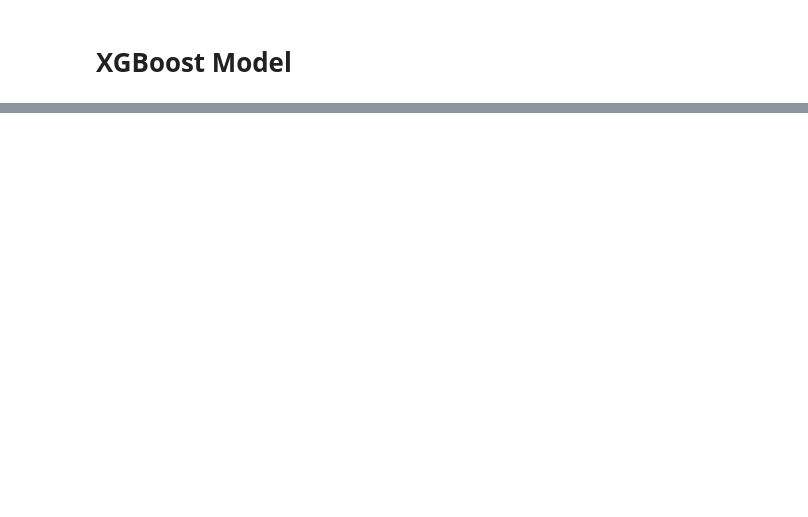
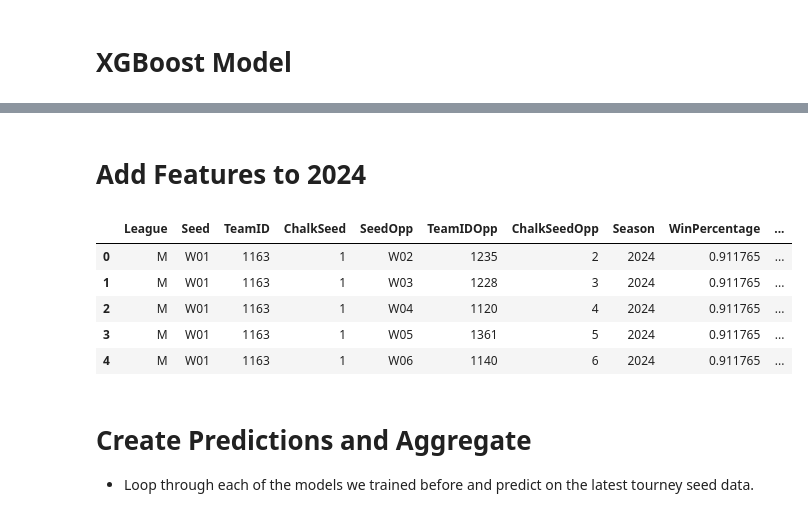
Before and after one commit to Shubhampalav017/Basketball_Bracket_Forecasting_2024, a Jupyter notebook: basketball-bracket-forecasting-2024ml.ipynb, the cells around one changed output, grey strips where cells are left out. Saved outputs shown, nothing was run; the diff lists cells and outputs as text; code cells hidden in the pictures; blank space fills up the shorter version.

```diff
--- a/basketball-bracket-forecasting-2024ml.ipynb
+++ b/basketball-bracket-forecasting-2024ml.ipynb
@@ -331,0 +474,8 @@ plt.show()
+# %%
+TEST_SEASON = 2024  # Change to 2024 when it comes out!
+
+seeds_2024 = pd.read_csv(DATA_PATH + "2024_tourney_seeds.csv")
+
+seeds_2024["ChalkSeed"] = (
+    seeds_2024["Seed"].str.replace("a", "").str.replace("b", "").str[1:].astype("int")
+)
@@ -331,0 +525,40 @@ plt.show()
+# %% [markdown]
+# Add Features to 2024
+# %%
+
+
+tourney_pairs["BaselinePred"] = (
+    tourney_pairs["ChalkSeed"] < tourney_pairs["OppChalkSeed"]
+)
+
+tourney_pairs.loc[
+    tourney_pairs["ChalkSeed"] == tourney_pairs["OppChalkSeed"],
+    "BaselinePred",
+] = (
+    tourney_pairs["WinPercentage"] > tourney_pairs["OppWinPercentage"]
+)
+
+tourney_pairs["WinPctDiff"] = (
+    tourney_pairs["WinPercentage"] - tourney_pairs["OppWinPercentage"]
+)
+
+tourney_pairs["ChalkSeedDiff"] = (
+    tourney_pairs["ChalkSeed"] - tourney_pairs["OppChalkSeed"]
+)
+
+tourney_pairs["MedianScoreDiffDiff"] = (
+    tourney_pairs["MedianScoreDiff"] - tourney_pairs["OppMedianScoreDiff"]
+)
+# %%
+tourney_pairs.head()
+# %% [output]
+|  | League | Seed | TeamID | ChalkSeed | SeedOpp | TeamIDOpp | ChalkSeedOpp | Season | WinPercentage | ... |
+| 0 | M | W01 | 1163 | 1 | W02 | 1235 | 2 | 2024 | 0.911765 | ... |
+| 1 | M | W01 | 1163 | 1 | W03 | 1228 | 3 | 2024 | 0.911765 | ... |
+| 2 | M | W01 | 1163 | 1 | W04 | 1120 | 4 | 2024 | 0.911765 | ... |
+| 3 | M | W01 | 1163 | 1 | W05 | 1361 | 5 | 2024 | 0.911765 | ... |
+| 4 | M | W01 | 1163 | 1 | W06 | 1140 | 6 | 2024 | 0.911765 | ... |
+# %% [markdown]
+# Create Predictions and Aggregate
+
+* Loop through each of the models we trained before and predict on the latest tourney seed data.
```
Also changed, not shown: parts of 23 cells of this notebook.
